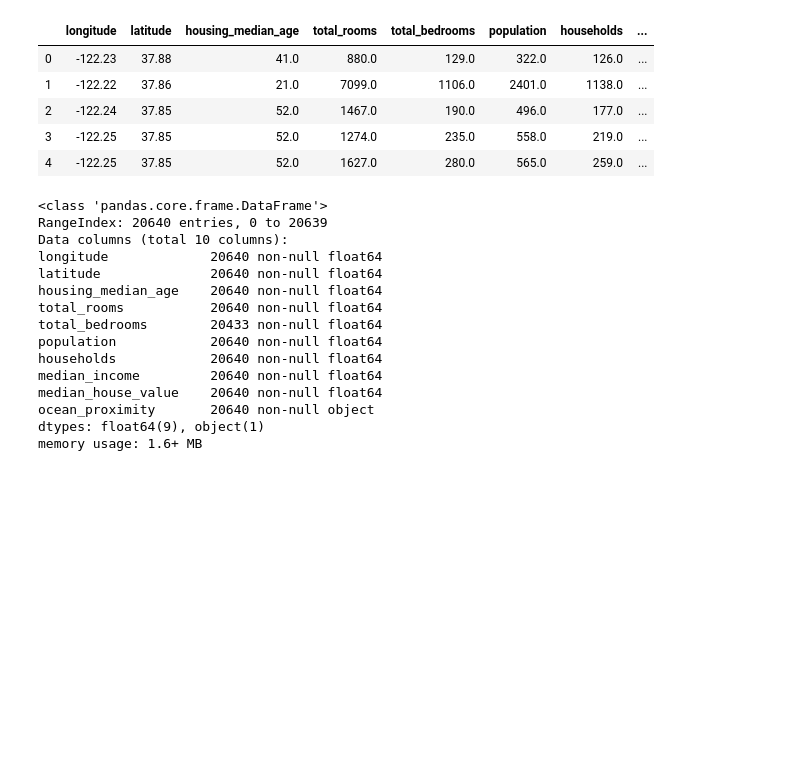
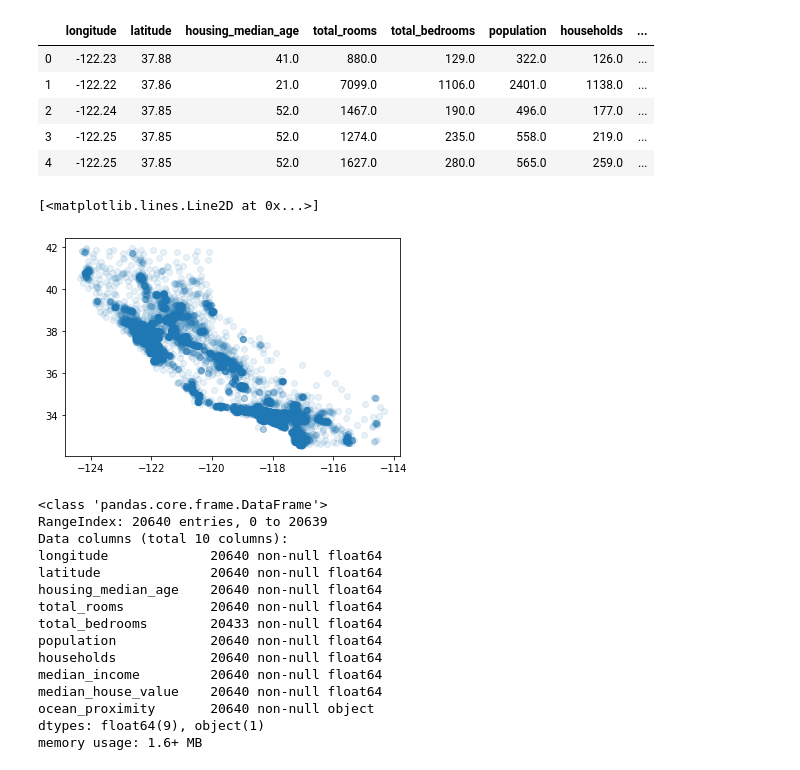
Before and after one commit to Elahe-hmh/ML_practice, a Jupyter notebook: Fetching_data_(housing ex).ipynb, the cells around one changed output. Cells and saved outputs as stored; diff of their text form; code cells hidden in the pictures; blank space fills up the shorter version.

```diff
--- a/Fetching_data_(housing ex).ipynb
+++ b/Fetching_data_(housing ex).ipynb
@@ -49,6 +48,12 @@ housing.head()
 | 2 | -122.24 | 37.85 | 52.0 | 1467.0 | 190.0 | 496.0 | 177.0 | ... |
 | 3 | -122.25 | 37.85 | 52.0 | 1274.0 | 235.0 | 558.0 | 219.0 | ... |
 | 4 | -122.25 | 37.85 | 52.0 | 1627.0 | 280.0 | 565.0 | 259.0 | ... |
+# %%
+import matplotlib.pyplot as plt
+plt.plot(housing.longitude, housing.latitude, 'o',  alpha=0.1)
+# %% [output]
+[<matplotlib.lines.Line2D at 0x...>]
+[figure, added]
 # %%
 #get a quick description of the data
 housing.info()
```
Also changed, not shown: parts of 5 cells of this notebook.
